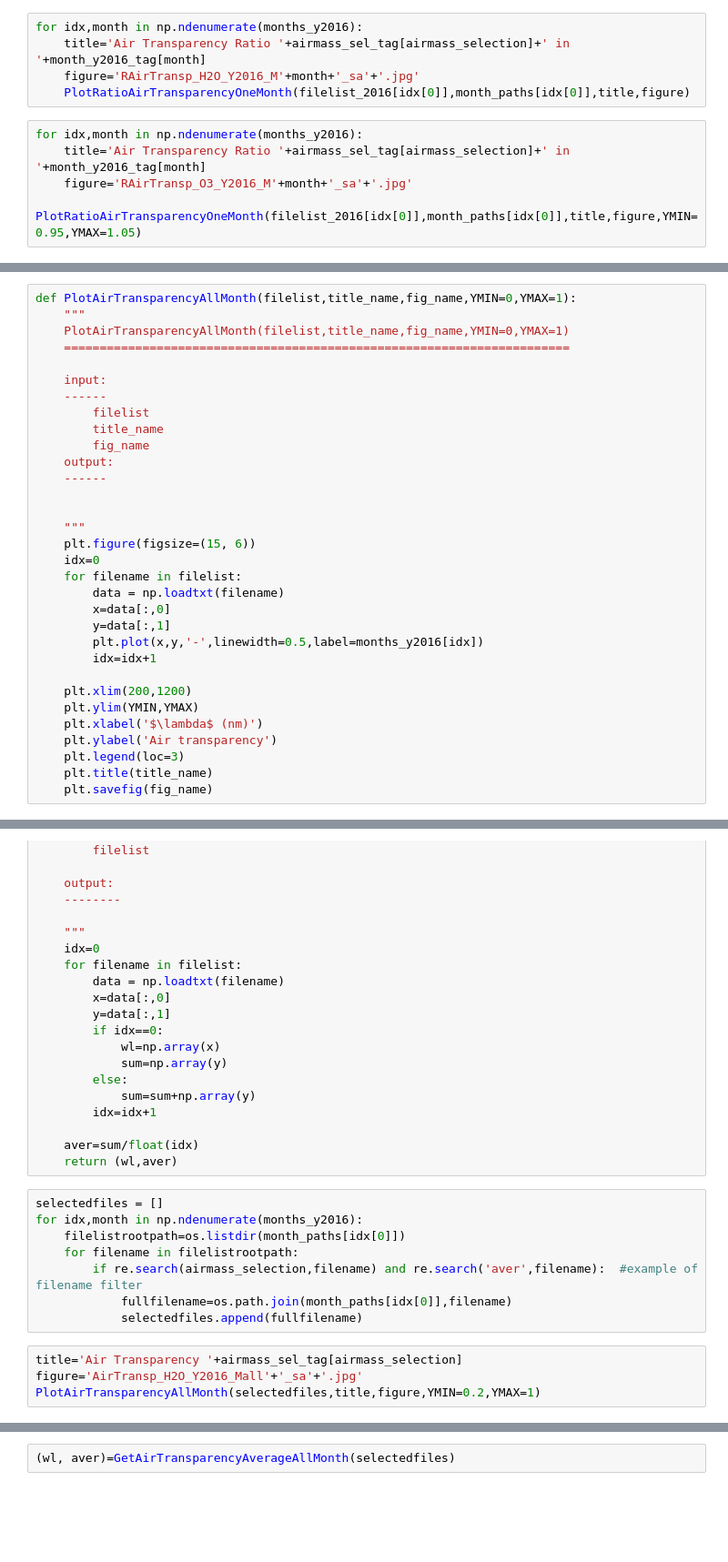
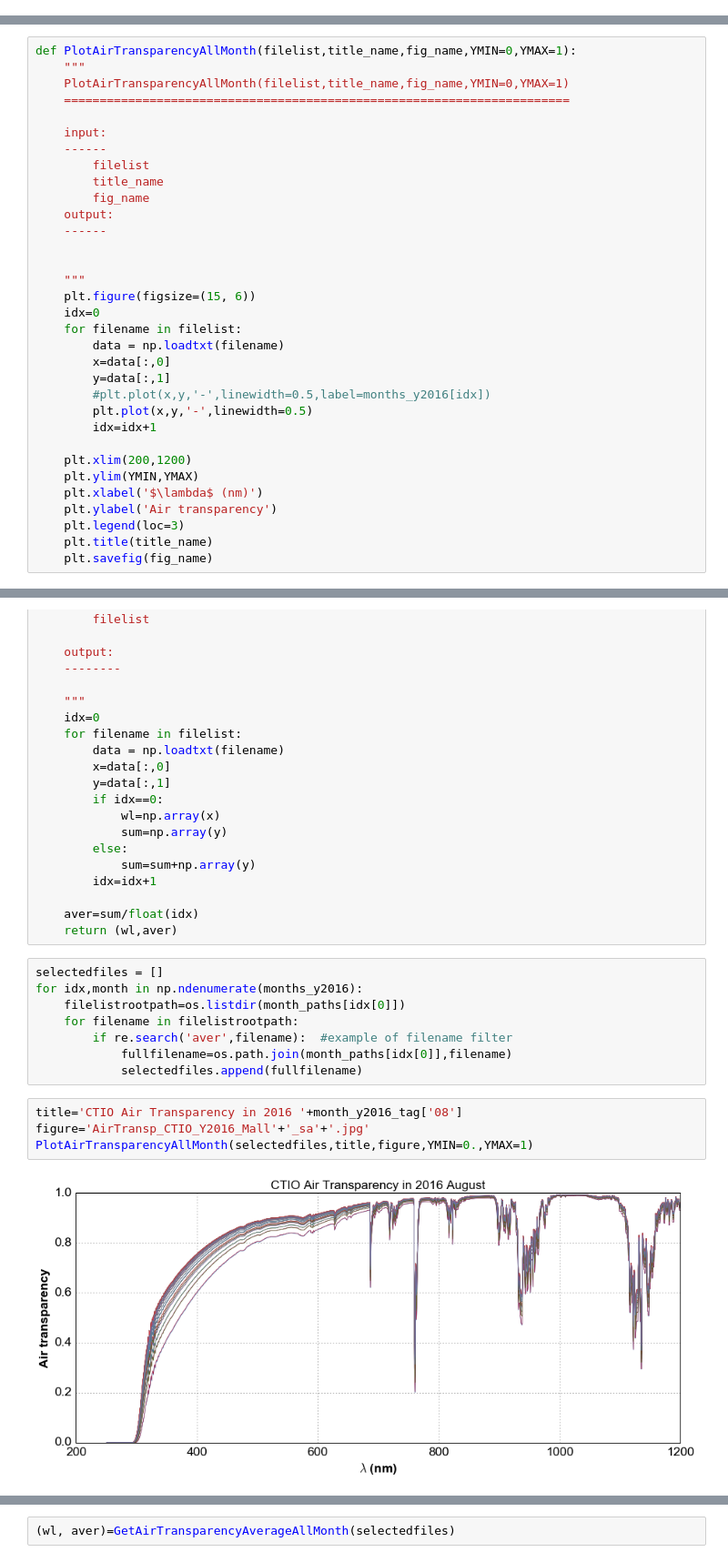
Before and after one commit to sylvielsstfr/CTIOAna2016, a Jupyter notebook: atmosphere/Show_RT_CT_pp_sa_rt_y2016_m08.ipynb, the cells around one changed output, grey strips where cells are left out. Shown: that part at 91% size. Cells and saved outputs as stored; diff of their text form; blank space fills up the shorter version.

```diff
--- a/atmosphere/Show_RT_CT_pp_sa_rt_y2016_m08.ipynb
+++ b/atmosphere/Show_RT_CT_pp_sa_rt_y2016_m08.ipynb
@@ -201,13 +132,3 @@ for idx,month in np.ndenumerate(months_y2016):
-# %%
-for idx,month in np.ndenumerate(months_y2016):
-    title='Air Transparency Ratio '+airmass_sel_tag[airmass_selection]+' in '+month_y2016_tag[month]
-    figure='RAirTransp_H2O_Y2016_M'+month+'_sa'+'.jpg'
-    PlotRatioAirTransparencyOneMonth(filelist_2016[idx[0]],month_paths[idx[0]],title,figure)
-# %%
-for idx,month in np.ndenumerate(months_y2016):
-    title='Air Transparency Ratio '+airmass_sel_tag[airmass_selection]+' in '+month_y2016_tag[month]
-    figure='RAirTransp_O3_Y2016_M'+month+'_sa'+'.jpg'
-    PlotRatioAirTransparencyOneMonth(filelist_2016[idx[0]],month_paths[idx[0]],title,figure,YMIN=0.95,YMAX=1.05)
 # %% [markdown]
 ## B) Plot for all month the average transparency
 # %%
@@ -232,7 +153,8 @@ def PlotAirTransparencyAllMonth(filelist,title_name,fig_name,YMIN=0,YMAX=1):
         data = np.loadtxt(filename)
         x=data[:,0]
         y=data[:,1]
-        plt.plot(x,y,'-',linewidth=0.5,label=months_y2016[idx])
+        #plt.plot(x,y,'-',linewidth=0.5,label=months_y2016[idx])
+        plt.plot(x,y,'-',linewidth=0.5)
         idx=idx+1
 
     plt.xlim(200,1200)
@@ -309,10 +232,12 @@ selectedfiles = []
 for idx,month in np.ndenumerate(months_y2016):
     filelistrootpath=os.listdir(month_paths[idx[0]])
     for filename in filelistrootpath:
-        if re.search(airmass_selection,filename) and re.search('aver',filename):  #example of filename filter
+        if re.search('aver',filename):  #example of filename filter
             fullfilename=os.path.join(month_paths[idx[0]],filename)
             selectedfiles.append(fullfilename)
 # %%
-title='Air Transparency '+airmass_sel_tag[airmass_selection]
-figure='AirTransp_H2O_Y2016_Mall'+'_sa'+'.jpg'
-PlotAirTransparencyAllMonth(selectedfiles,title,figure,YMIN=0.2,YMAX=1)
+title='CTIO Air Transparency in 2016 '+month_y2016_tag['08']
+figure='AirTransp_CTIO_Y2016_Mall'+'_sa'+'.jpg'
+PlotAirTransparencyAllMonth(selectedfiles,title,figure,YMIN=0.,YMAX=1)
+# %% [output]
+[figure, added]
```
Also changed, not shown: parts of 9 cells of this notebook, 6 other files.
